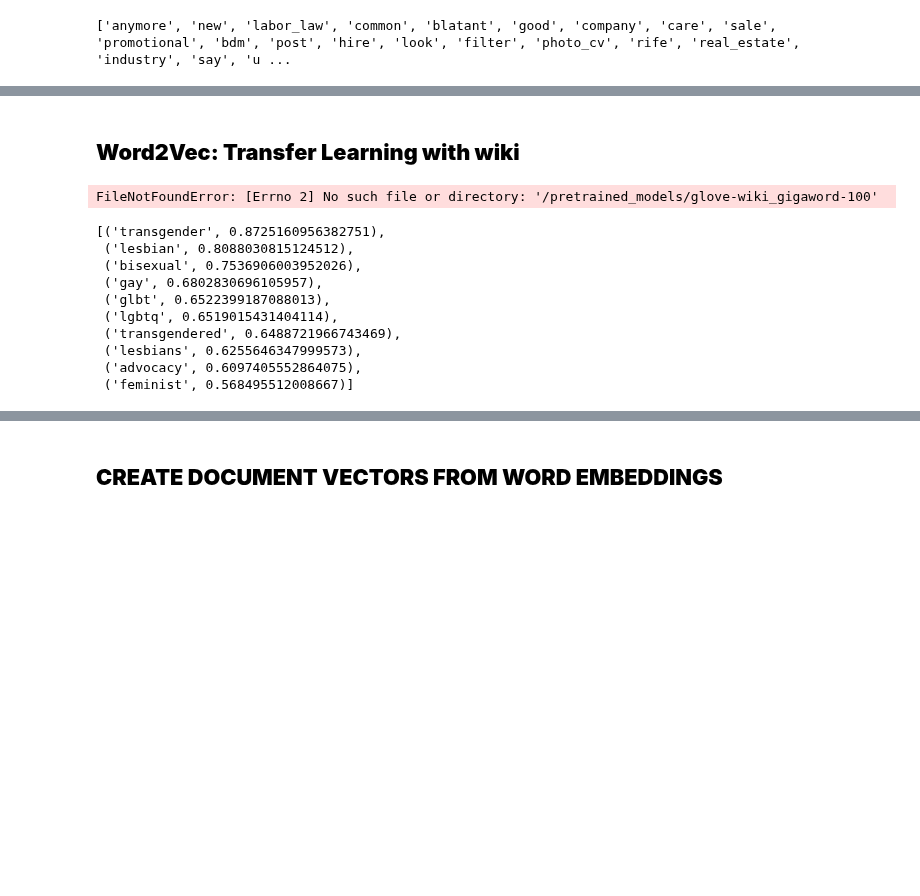
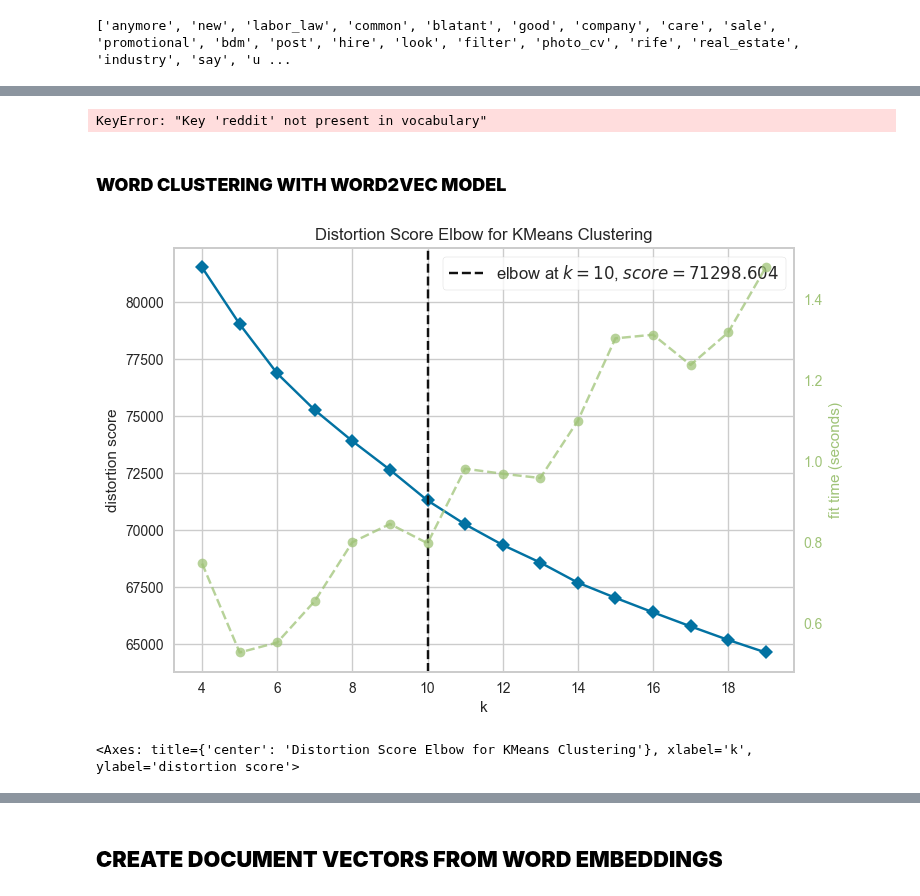
Before and after one commit to luisanomayo/MSc_Thesis_NLP_topic_modelling, a Jupyter notebook: feature_representation_word2vec.ipynb, the cells around one changed output, grey strips where cells are left out. Drawn from its saved outputs; the diff is of its cells as text; code cells hidden in the pictures; blank space fills up the shorter version.

```diff
--- a/feature_representation_word2vec.ipynb
+++ b/feature_representation_word2vec.ipynb
@@ -136,6 +180,0 @@ updated_data is a <class 'list'>, and the first five elements are:
-# %%
-#convert list of strings to dataframe column with list of tokens on each row
-from gensim.utils import tokenize
-
-updated_data = pd.DataFrame(updated_data, columns = ['tokens'])
-updated_data = updated_data['tokens'].apply(lambda x: list(tokenize(x)))
@@ -153,7 +181,7 @@ Name: tokens, dtype: object
 # %%
 #convert ['tokens'] column to list of strings for word2vec model
-updated_corpus = updated_data.tolist()#.apply(lambda token: ' '.join(token)).tolist()
+filtered_corpus = updated_data['updated_tokens'].tolist()
 
-updated_corpus[:5]
+filtered_corpus[:5]
 # %% [output]
 [['road'],
@@ -164,12 +192,10 @@ updated_corpus[:5]
 # %%
-#start_time = time.time() #track start time of execution
-
 #code from codebasics and semicolon, both on youtube
 
-#instantiate word2vec model
-word2vec2 = Word2Vec (window = 5, min_count = 2, workers = 4)
+#instantiate word2vec model on filtered corpus
+filtered_corpus_model = Word2Vec (window = 5, min_count = 2, workers = 4)
 
 #build a vocabulary
-word2vec2.build_vocab(corpus, progress_per = 1000)
+filtered_corpus_model.build_vocab(filtered_corpus, progress_per = 1000)
 # %%
 #number of sentences in vocabulary
@@ -179,8 +205,10 @@ word2vec2.corpus_count
 # %%
 #train the word2vec model
 
-word2vec2.train(
-                updated_corpus,
-                total_examples = word2vec2.corpus_count,
-                epochs = word2vec2.epochs
+filtered_corpus_model.train(
+                filtered_corpus,
+                total_examples = filtered_corpus_model.corpus_count,
+                epochs = filtered_corpus_model.epochs
 )
+
+filtered_corpus_model.save('pretrained_models/filtered_corpus_model.model') #save model locally
@@ -267,20 +391,20 @@ bigram_word2vec2.wv.most_similar('lgbt')
-# %% [markdown]
-## **Word2Vec: Transfer Learning with wiki**
-# %%
-from gensim.models import KeyedVectors
-pretrained_model = KeyedVectors.load("/pretrained_models/glove-wiki_gigaword-100")
-# %% [output]
-FileNotFoundError: [Errno 2] No such file or directory: '/pretrained_models/glove-wiki_gigaword-100'
-# %%
-pretrained_model.most_similar('lgbt')
-# %% [output]
-[('transgender', 0.8725160956382751),
- ('lesbian', 0.8088030815124512),
- ('bisexual', 0.7536906003952026),
- ('gay', 0.6802830696105957),
- ('glbt', 0.6522399187088013),
- ('lgbtq', 0.6519015431404114),
- ('transgendered', 0.6488721966743469),
- ('lesbians', 0.6255646347999573),
- ('advocacy', 0.6097405552864075),
- ('feminist', 0.568495512008667)]
+# %%
+bigram_filtered_corpus_model.wv.most_similar('reddit')
+# %% [output]
+KeyError: "Key 'reddit' not present in vocabulary"
+# %% [markdown]
+### **WORD CLUSTERING WITH WORD2VEC MODEL**
+# %%
+word_vectors = filtered_corpus_model.wv.vectors #2d word vectors for clustering
+
+#determine optimum k-clusters using yellowbrick visualizer
+
+
+kmeans = KMeans(init = 'k-means++', n_init = 10, max_iter = 200, random_state = 0)
+visualizer = KElbowVisualizer(kmeans, k = (4,20))
+
+visualizer.fit(word_vectors)
+visualizer.show()
+# %% [output]
+[figure, added]
+<Axes: title={'center': 'Distortion Score Elbow for KMeans Clustering'}, xlabel='k', ylabel='distortion score'>
```
Also changed, not shown: parts of 46 cells of this notebook.
